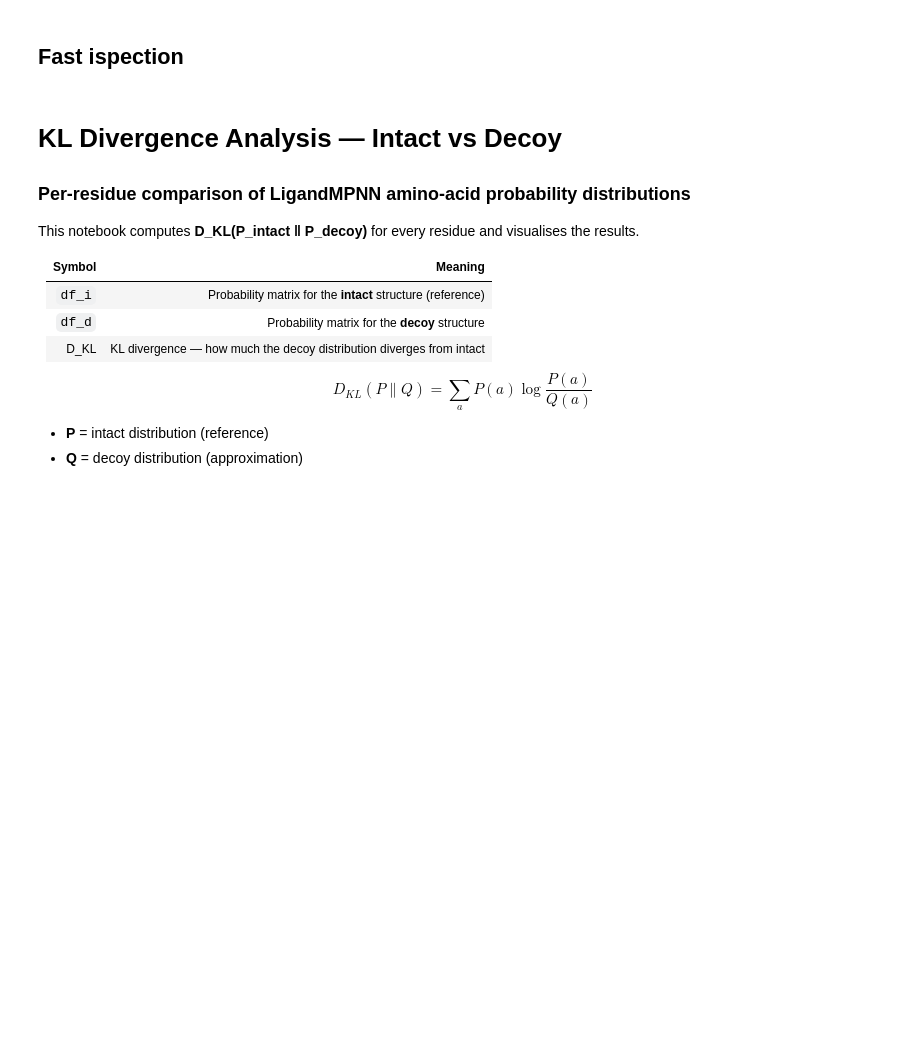
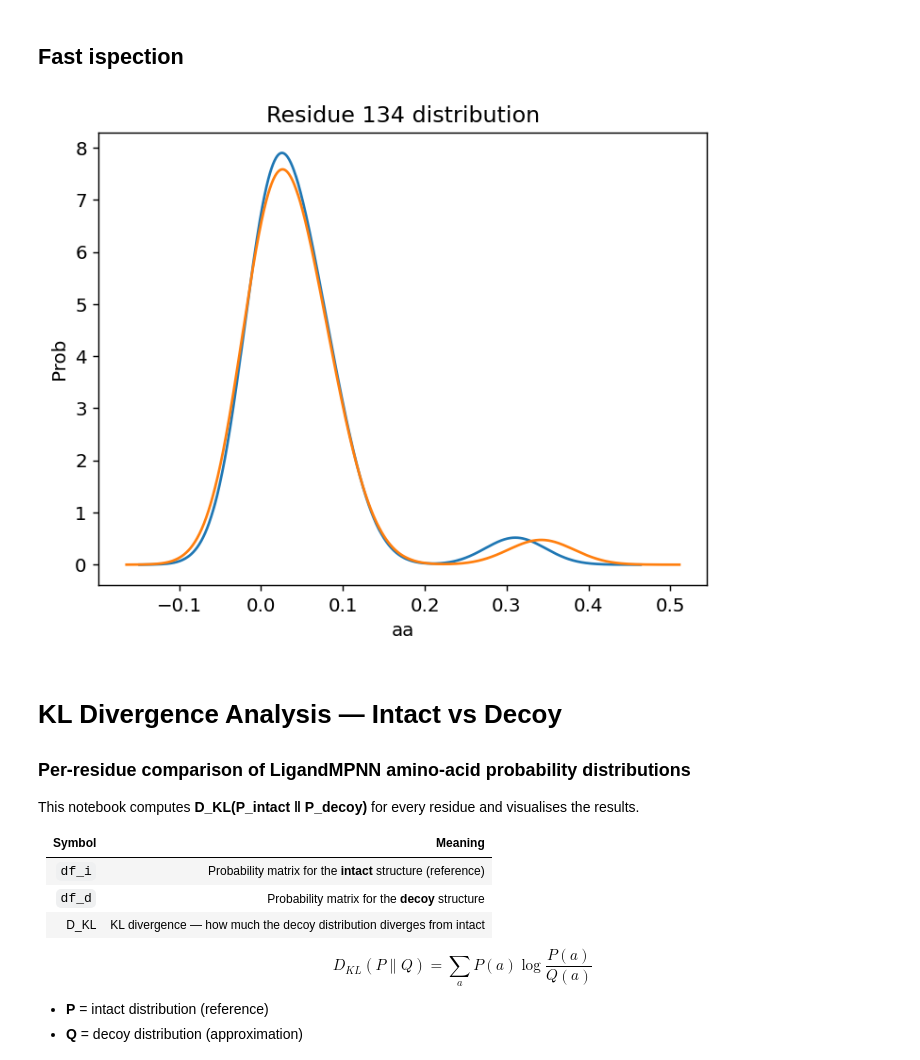
Before and after one commit to tedeschg/ProteinPerturbation, a Jupyter notebook: analysis.ipynb, the cells around one changed output. Saved outputs shown, nothing was run; the diff lists cells and outputs as text; code cells hidden in the pictures; blank space fills up the shorter version.

```diff
--- a/analysis.ipynb
+++ b/analysis.ipynb
@@ -3,7 +3,7 @@ import torch
 import pandas as pd
 import numpy as np
 
-data_imatinib = torch.load("/home/tedeschg/prj/protein-perturbation/output_TEST/score_1/abl-imatinib_clean_1.pt", map_location="cpu")
-data_decoy = torch.load("/home/tedeschg/prj/protein-perturbation/output_scoring/actives_01_CHEMBL400402_best_1.pt", map_location="cpu")
+data_imatinib = torch.load("/home/tedeschg/prj/protein-perturbation/experiments/output_abl1_reference/2hzi_clean_11.pt", map_location="cpu")
+data_decoy = torch.load("/home/tedeschg/prj/protein-perturbation/experiments/output_abl1_scoring/actives_00_CHEMBL40557_best_CNNaffinity_1.pt", map_location="cpu")
 print(type(data_imatinib))
 print(data_imatinib.keys() if hasattr(data_imatinib, "keys") else data_imatinib)
@@ -104,15 +129,17 @@ df_d.index = [f"pos{i}" for i in range(probs_d.shape[1])]
 # %%
 import matplotlib.pyplot as plt
 
-res = 1
+res = 134
 
 df_i.iloc[res].plot(kind="kde")
 df_d.iloc[res].plot(kind="kde")
 
 plt.title(f"Residue {res} distribution")
 plt.xlabel("aa")
 plt.ylabel("Prob")
 plt.show()
+# %% [output]
+[figure, added]
 # %% [markdown]
 # KL Divergence Analysis — Intact vs Decoy
 ### Per-residue comparison of LigandMPNN amino-acid probability distributions
```
Also changed, not shown: parts of 11 cells of this notebook, 7 other files.
